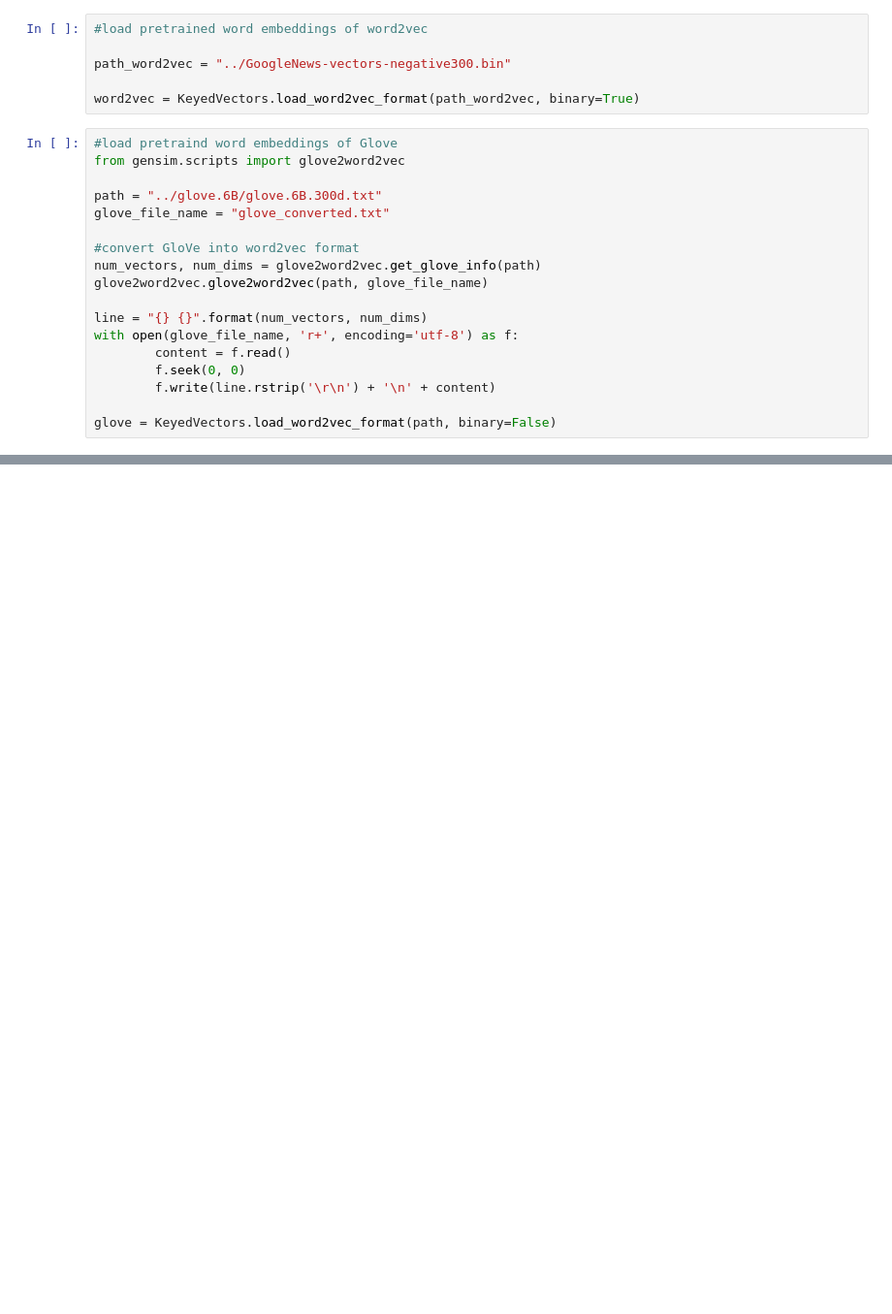
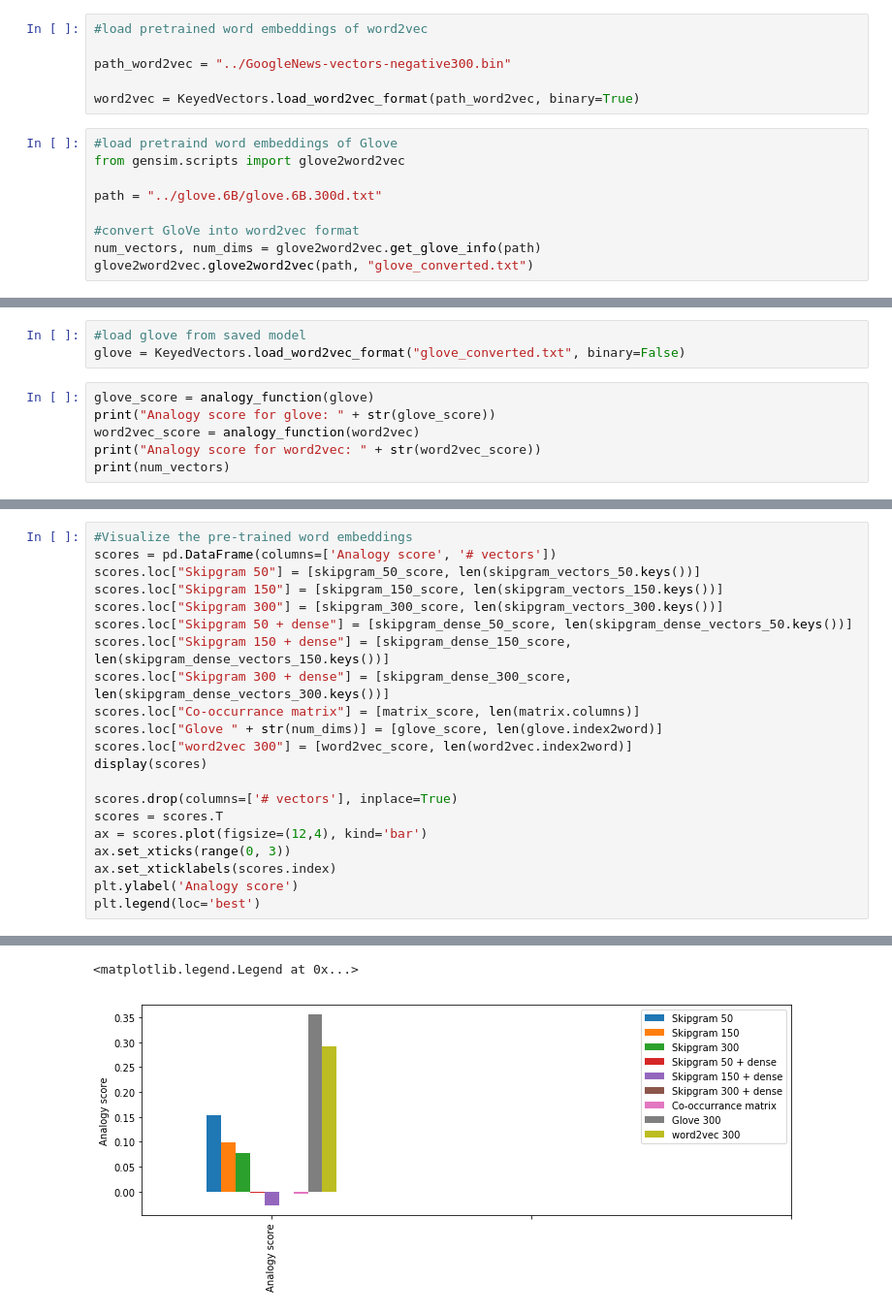
Before and after one commit to rrIrene/RecommenderSystem, a Jupyter notebook: assignment 1/Assignment 1.ipynb, the cells around one changed output, grey strips where cells are left out. Shown: that part at 97% size. Cells and saved outputs as stored; diff of their text form; blank space fills up the shorter version.

Commit message:
added pretrained models and their analogy performances

```diff
--- a/assignment 1/Assignment 1.ipynb
+++ b/assignment 1/Assignment 1.ipynb
@@ -578,16 +581,7 @@ word2vec = KeyedVectors.load_word2vec_format(path_word2vec, binary=True)
 from gensim.scripts import glove2word2vec
 
 path = "../glove.6B/glove.6B.300d.txt"
-glove_file_name = "glove_converted.txt"
 
 #convert GloVe into word2vec format
 num_vectors, num_dims = glove2word2vec.get_glove_info(path)
-glove2word2vec.glove2word2vec(path, glove_file_name)
-
-line = "{} {}".format(num_vectors, num_dims)
-with open(glove_file_name, 'r+', encoding='utf-8') as f:
-        content = f.read()
-        f.seek(0, 0)
-        f.write(line.rstrip('\r\n') + '\n' + content)
-
-glove = KeyedVectors.load_word2vec_format(path, binary=False)
+glove2word2vec.glove2word2vec(path, "glove_converted.txt")
@@ -597,0 +588,9 @@ MemoryError:
+# %%
+#load glove from saved model
+glove = KeyedVectors.load_word2vec_format("glove_converted.txt", binary=False)
+# %%
+glove_score = analogy_function(glove)
+print("Analogy score for glove: " + str(glove_score))
+word2vec_score = analogy_function(word2vec)
+print("Analogy score for word2vec: " + str(word2vec_score))
+print(num_vectors)
@@ -597,0 +601,22 @@ MemoryError:
+# %%
+#Visualize the pre-trained word embeddings
+scores = pd.DataFrame(columns=['Analogy score', '# vectors'])
+scores.loc["Skipgram 50"] = [skipgram_50_score, len(skipgram_vectors_50.keys())]
+scores.loc["Skipgram 150"] = [skipgram_150_score, len(skipgram_vectors_150.keys())]
+scores.loc["Skipgram 300"] = [skipgram_300_score, len(skipgram_vectors_300.keys())]
+scores.loc["Skipgram 50 + dense"] = [skipgram_dense_50_score, len(skipgram_dense_vectors_50.keys())]
+scores.loc["Skipgram 150 + dense"] = [skipgram_dense_150_score, len(skipgram_dense_vectors_150.keys())]
+scores.loc["Skipgram 300 + dense"] = [skipgram_dense_300_score, len(skipgram_dense_vectors_300.keys())]
+scores.loc["Co-occurrance matrix"] = [matrix_score, len(matrix.columns)]
+scores.loc["Glove " + str(num_dims)] = [glove_score, len(glove.index2word)]
+scores.loc["word2vec 300"] = [word2vec_score, len(word2vec.index2word)]
+display(scores)
+
+scores.drop(columns=['# vectors'], inplace=True)
+scores = scores.T
+ax = scores.plot(figsize=(12,4), kind='bar')
+ax.set_xticks(range(0, 3))
+ax.set_xticklabels(scores.index)
+plt.ylabel('Analogy score')
+plt.legend(loc='best')
+# %% [output]
@@ -598 +633,3 @@ MemoryError:
+<matplotlib.legend.Legend at 0x...>
+[figure, added]
 # %% [markdown]
```
Also changed, not shown: parts of 12 cells of this notebook.
